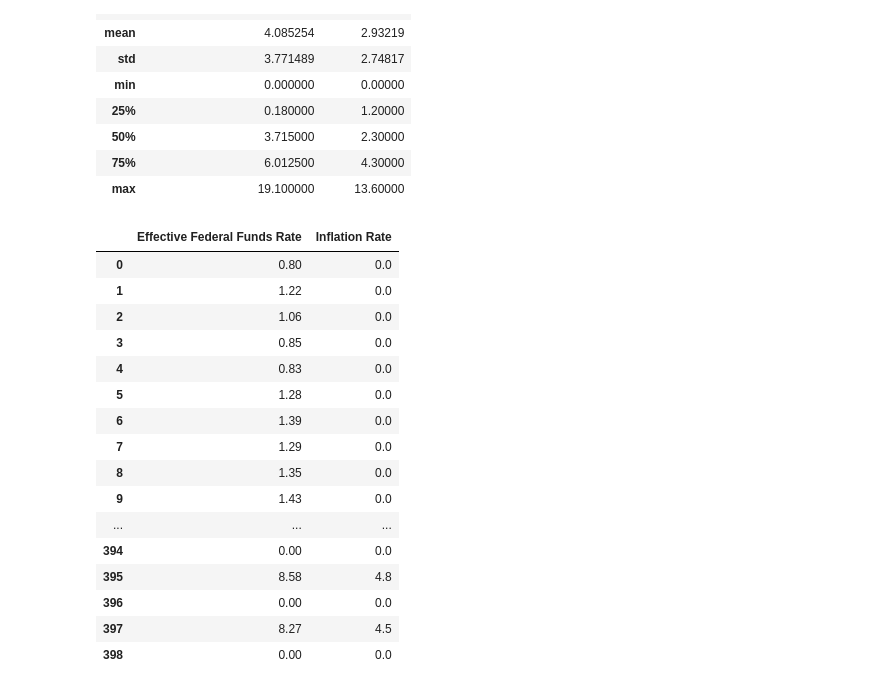
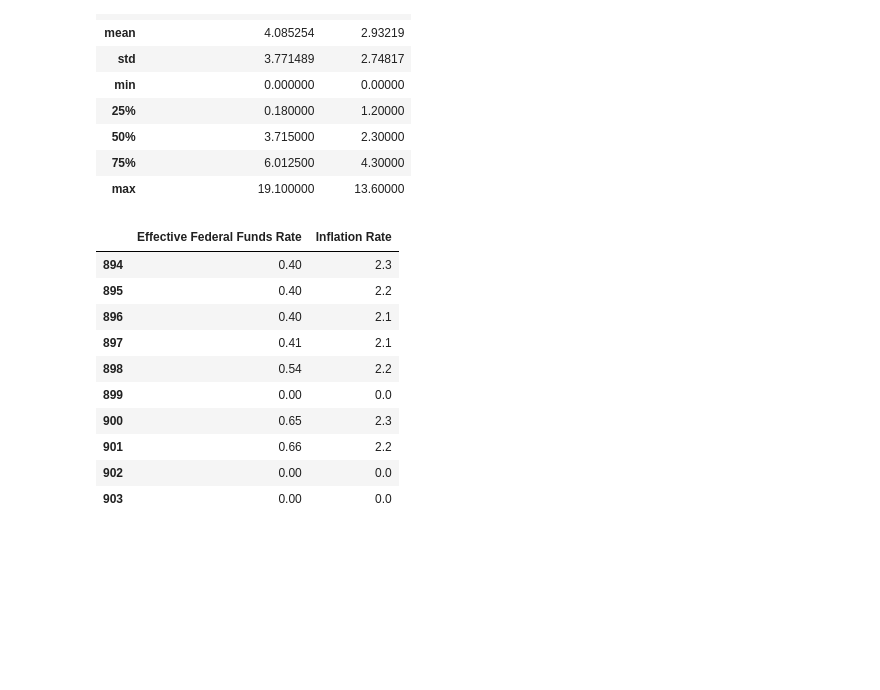
Before and after one commit to francose/FederalfundRate-, a Jupyter notebook: Federal Reserve Interest Rate prediction - Logistics Regression .ipynb, the cells around one changed output. Cells and saved outputs as stored; diff of their text form; code cells hidden in the pictures; blank space fills up the shorter version.

```diff
--- a/Federal Reserve Interest Rate prediction - Logistics Regression .ipynb
+++ b/Federal Reserve Interest Rate prediction - Logistics Regression .ipynb
@@ -334,23 +419,17 @@ data.describe()
 | 75% | 6.012500 | 4.30000 |
 | max | 19.100000 | 13.60000 |
 # %%
-data
+data.tail(10)
 # %% [output]
 |  | Effective Federal Funds Rate | Inflation Rate |
-| 0 | 0.80 | 0.0 |
-| 1 | 1.22 | 0.0 |
-| 2 | 1.06 | 0.0 |
-| 3 | 0.85 | 0.0 |
-| 4 | 0.83 | 0.0 |
-| 5 | 1.28 | 0.0 |
-| 6 | 1.39 | 0.0 |
-| 7 | 1.29 | 0.0 |
-| 8 | 1.35 | 0.0 |
-| 9 | 1.43 | 0.0 |
-| ... | ... | ... |
-| 394 | 0.00 | 0.0 |
-| 395 | 8.58 | 4.8 |
-| 396 | 0.00 | 0.0 |
-| 397 | 8.27 | 4.5 |
-| 398 | 0.00 | 0.0 |
+| 894 | 0.40 | 2.3 |
+| 895 | 0.40 | 2.2 |
+| 896 | 0.40 | 2.1 |
+| 897 | 0.41 | 2.1 |
+| 898 | 0.54 | 2.2 |
+| 899 | 0.00 | 0.0 |
+| 900 | 0.65 | 2.3 |
+| 901 | 0.66 | 2.2 |
+| 902 | 0.00 | 0.0 |
+| 903 | 0.00 | 0.0 |
 # %%
```
Also changed, not shown: parts of 9 cells of this notebook.
